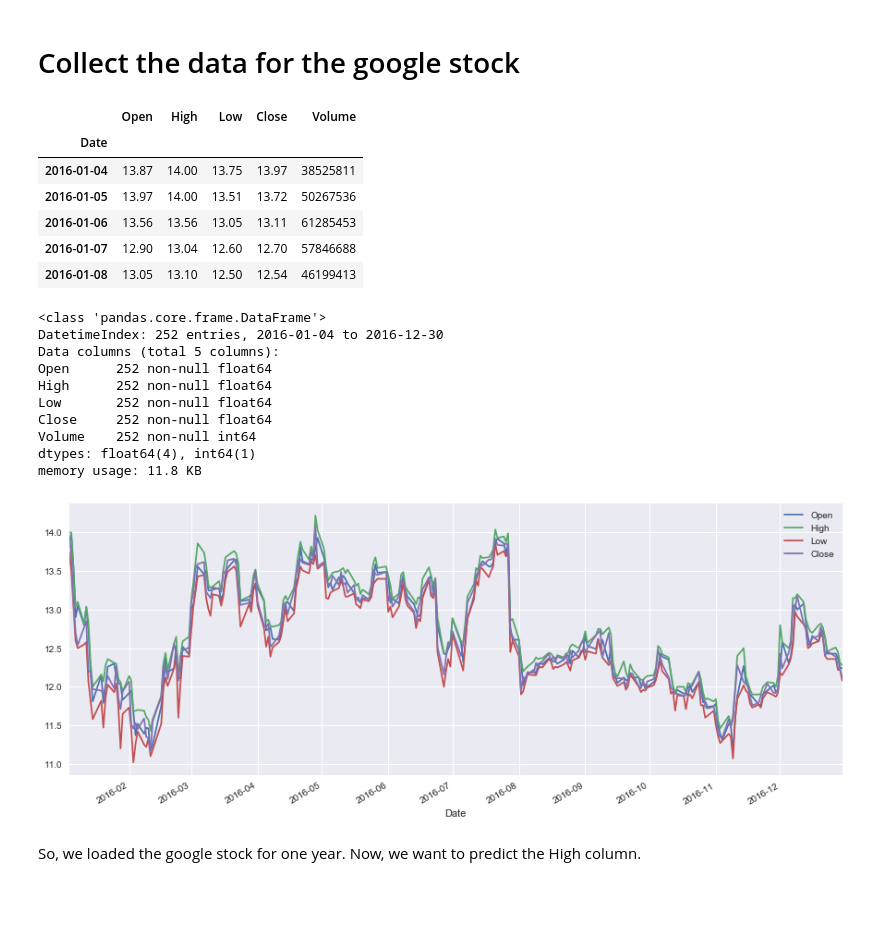
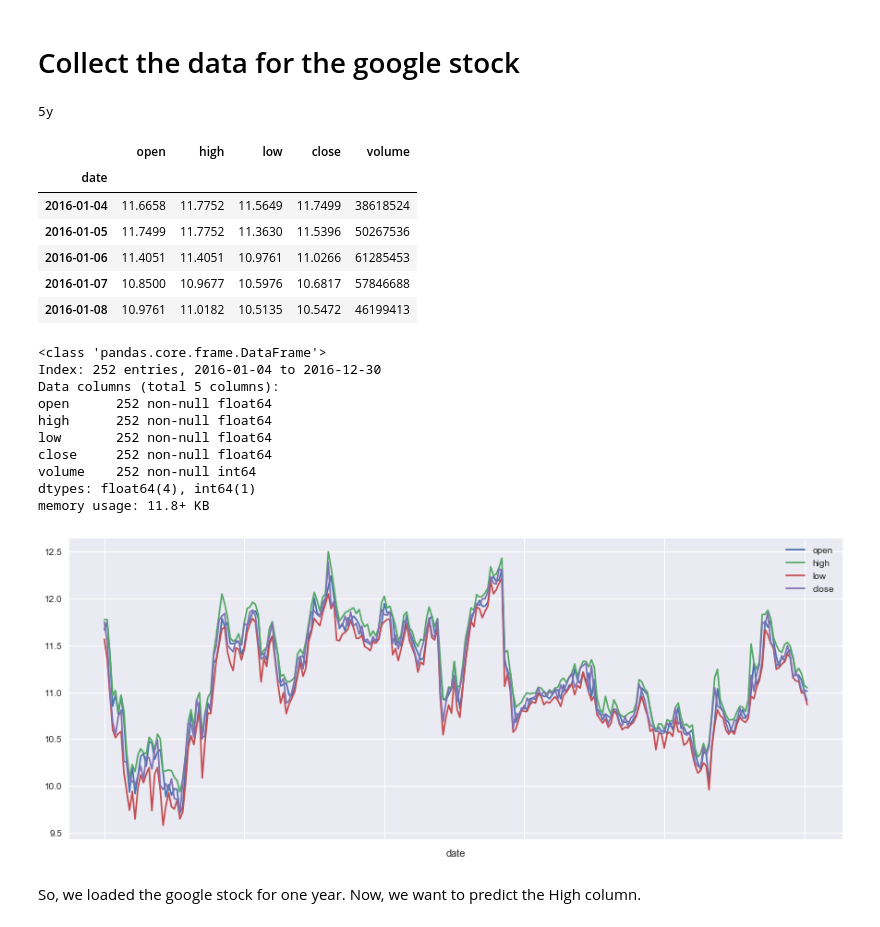
Before and after one commit to blue-yonder/tsfresh, a Jupyter notebook: notebooks/timeseries_forecasting_google_stock.ipynb, the cells around one changed output. Saved outputs shown, nothing was run; the diff lists cells and outputs as text; code cells hidden in the pictures; blank space fills up the shorter version.

```diff
--- a/notebooks/timeseries_forecasting_google_stock.ipynb
+++ b/notebooks/timeseries_forecasting_google_stock.ipynb
@@ -4,6 +4,7 @@
 import numpy as np
 import pandas as pd
 import matplotlib.pylab as plt
+plt.style.use('seaborn')
 import seaborn as sns
 
 from tsfresh import extract_features
@@ -11,6 +12,8 @@ from tsfresh.utilities.dataframe_functions import make_forecasting_frame
 from sklearn.ensemble import AdaBoostRegressor
 from tsfresh.utilities.dataframe_functions import impute
 
+# Fix needed to pandas datareader
+pd.core.common.is_list_like = pd.api.types.is_list_like
 import pandas_datareader.data as web
 import datetime
 
@@ -23,34 +26,37 @@ from tqdm import tqdm
 # %%
 start = datetime.datetime(2016, 1, 1)
 end = datetime.datetime(2017, 1, 1)
-x = web.DataReader("F", 'google', start, end)
+
+# Need to use iex instead of google
+x = web.DataReader("F", 'iex', start, end)
 x.head()
 # %% [output]
+5y
-|  | Open | High | Low | Close | Volume |
-| Date |  |  |  |  |  |
-| 2016-01-04 | 13.87 | 14.00 | 13.75 | 13.97 | 38525811 |
-| 2016-01-05 | 13.97 | 14.00 | 13.51 | 13.72 | 50267536 |
-| 2016-01-06 | 13.56 | 13.56 | 13.05 | 13.11 | 61285453 |
-| 2016-01-07 | 12.90 | 13.04 | 12.60 | 12.70 | 57846688 |
-| 2016-01-08 | 13.05 | 13.10 | 12.50 | 12.54 | 46199413 |
+|  | open | high | low | close | volume |
+| date |  |  |  |  |  |
+| 2016-01-04 | 11.6658 | 11.7752 | 11.5649 | 11.7499 | 38618524 |
+| 2016-01-05 | 11.7499 | 11.7752 | 11.3630 | 11.5396 | 50267536 |
+| 2016-01-06 | 11.4051 | 11.4051 | 10.9761 | 11.0266 | 61285453 |
+| 2016-01-07 | 10.8500 | 10.9677 | 10.5976 | 10.6817 | 57846688 |
+| 2016-01-08 | 10.9761 | 11.0182 | 10.5135 | 10.5472 | 46199413 |
 # %%
 x.info()
 # %% [output]
 <class 'pandas.core.frame.DataFrame'>
-DatetimeIndex: 252 entries, 2016-01-04 to 2016-12-30
+Index: 252 entries, 2016-01-04 to 2016-12-30
 Data columns (total 5 columns):
-Open      252 non-null float64
-High      252 non-null float64
-Low       252 non-null float64
-Close     252 non-null float64
-Volume    252 non-null int64
+open      252 non-null float64
+high      252 non-null float64
+low       252 non-null float64
+close     252 non-null float64
+volume    252 non-null int64
 dtypes: float64(4), int64(1)
-memory usage: 11.8 KB
+memory usage: 11.8+ KB
 # %%
-x.drop("Volume", axis=1).plot(figsize=(15, 6))
+x.drop("volume", axis=1).plot(figsize=(15, 6))
 plt.show()
 # %% [output]
-[figure, old version]
+[figure, new version]
 # %% [markdown]
 So, we loaded the google stock for one year. Now, we want to predict the High column.
 # %% [markdown]
```
Also changed, not shown: parts of 17 cells of this notebook.
